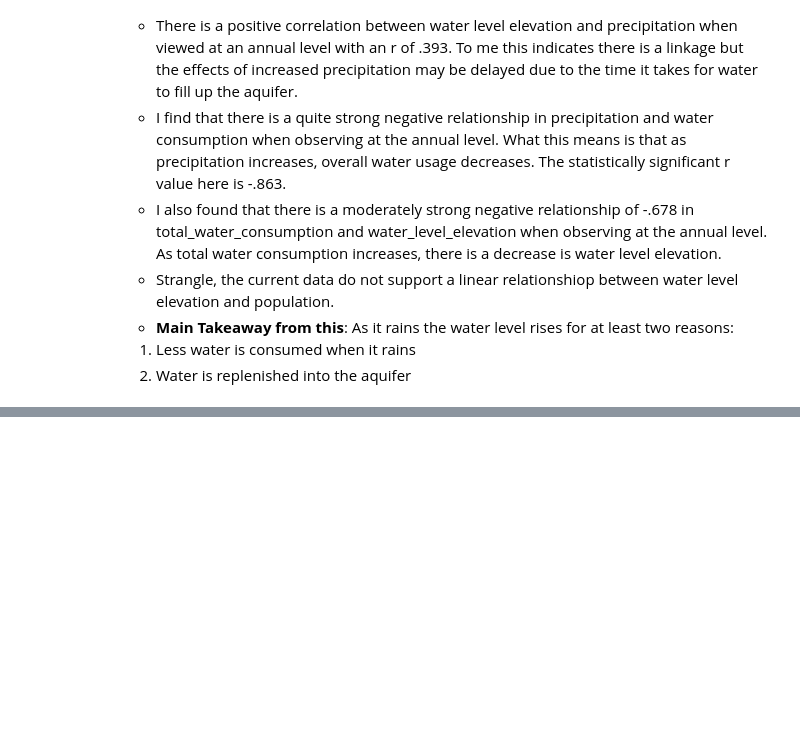
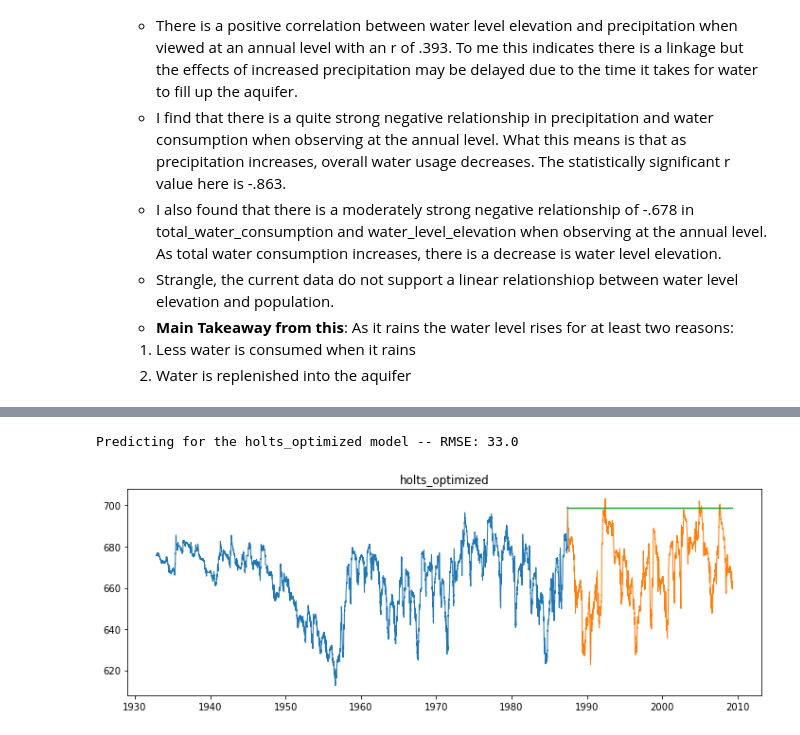
Before and after one commit to AndrewRachuig/edwards_aquifer_project, a Jupyter notebook: final_report_aquifer_project.ipynb, the cells around one changed output, grey strips where cells are left out. Cells and saved outputs as stored; diff of their text form; code cells hidden in the pictures; blank space fills up the shorter version.

```diff
--- a/final_report_aquifer_project.ipynb
+++ b/final_report_aquifer_project.ipynb
@@ -350,0 +397,7 @@ eval_df
+# %%
+# Using the Holt's Linear Trend model to make predictions and plot out predictions against actual validate values. Then storing
+# the RMSE results in eval_df for comparison with other models later.
+eval_df = model.holts_model(train, validate, eval_df)
+# %% [output]
+Predicting for the holts_optimized model -- RMSE: 33.0
+[figure, added]
```
Also changed, not shown: parts of 22 cells of this notebook, 1 other file.
